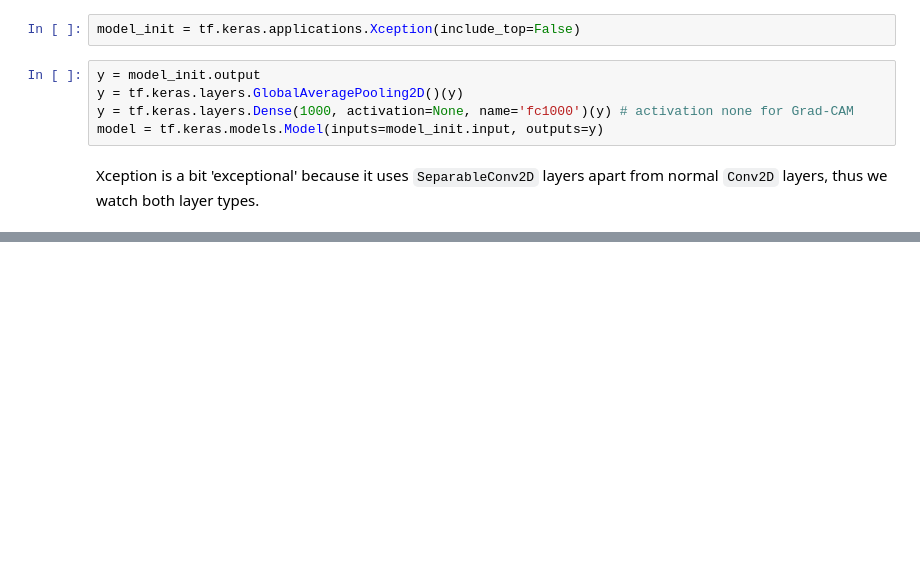
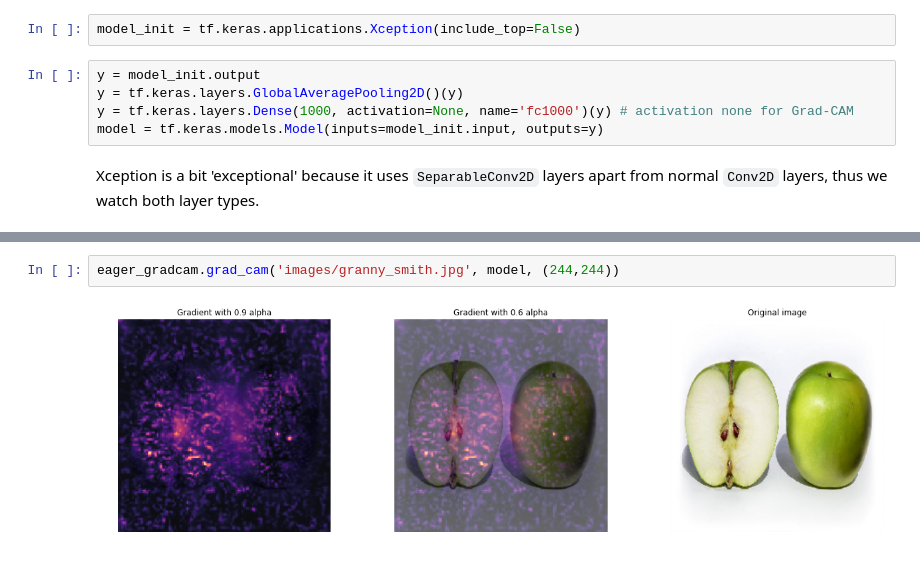
Before and after one commit to kjczarne/eager_gradcam_tf, a Jupyter notebook: 5_ResNet50, Xception, InceptionV3.ipynb, the cells around one changed output, grey strips where cells are left out. Cells and saved outputs as stored; diff of their text form; blank space fills up the shorter version.

```diff
--- a/5_ResNet50, Xception, InceptionV3.ipynb
+++ b/5_ResNet50, Xception, InceptionV3.ipynb
@@ -51,0 +60,4 @@ eager_gradcam.grad_cam('images/cleaver.jpg', model, (299,299), watch_layer_insta
+# %%
+eager_gradcam.grad_cam('images/granny_smith.jpg', model, (244,244))
+# %% [output]
+[figure, added]
```
Also changed, not shown: parts of 5 cells of this notebook, 1 other file.
